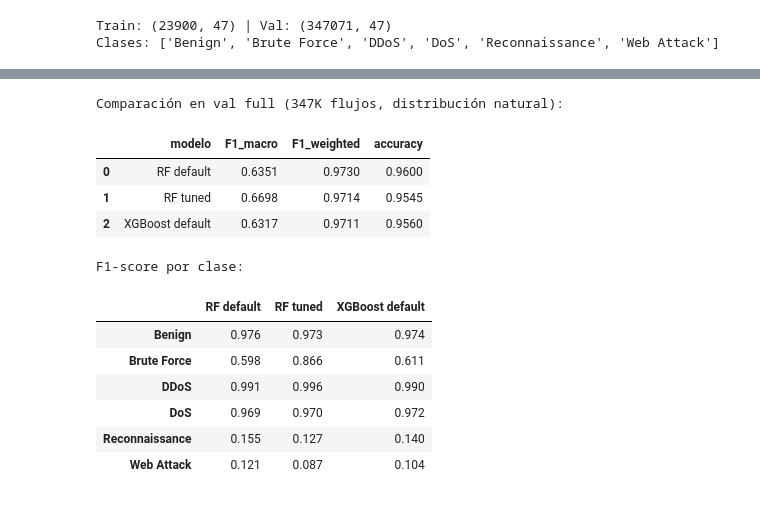
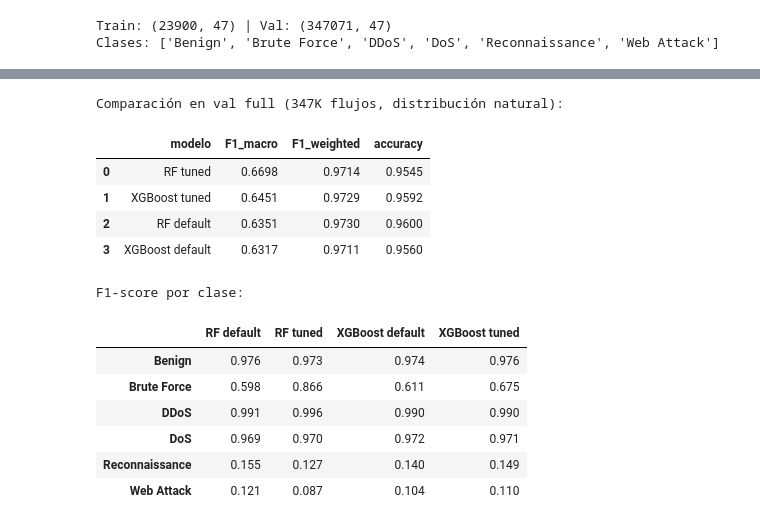
Before and after one commit to exe-keppler/ML-Lab-Capston, a Jupyter notebook: notebooks/05_tuning_xgboost.ipynb, the cells around one changed output, grey strips where cells are left out. Saved outputs shown, nothing was run; the diff lists cells and outputs as text; code cells hidden in the pictures.

```diff
--- a/notebooks/05_tuning_xgboost.ipynb
+++ b/notebooks/05_tuning_xgboost.ipynb
@@ -123,19 +129,13 @@ for i, combo in enumerate(combos, 1):
     t_train = time.time() - t0
     y_pred = clf.predict(X_val)
     f1m = f1_score(y_val, y_pred, average='macro')
-    acc = accuracy_score(y_val, y_pred)
-    results_rf.append({
-        **params,
-        'F1_macro': round(f1m, 4),
-        'accuracy': round(acc, 4),
-        'train_s':  round(t_train, 1),
-    })
+    results_rf.append({**params, 'F1_macro': round(f1m, 4), 'train_s': round(t_train, 1)})
     print(f"  [{i:>2}/{len(combos)}] n_est={params['n_estimators']:>3} "
           f"depth={str(params['max_depth']):>4} leaf={params['min_samples_leaf']} "
           f"cw={params['class_weight'][:13]:<13} → F1={f1m:.4f} ({t_train:.0f}s)")
 
 results_rf_df = pd.DataFrame(results_rf).sort_values('F1_macro', ascending=False)
-print(f"\nTop 5 configs por F1-macro (val full):")
+print(f"\nTop 5 RF:")
 results_rf_df.head(5)
 # %% [output]
 Probando 16 configuraciones de RF...
@@ -275,0 +306,20 @@ Reconnaissance      0.075     0.971     0.140       516
+# %%
+# RF default
+clf_rf_default = RandomForestClassifier(
+    n_estimators=100, class_weight='balanced', n_jobs=-1, random_state=SEED
+)
+clf_rf_default.fit(X_train, y_train)
+y_pred_rf_default = clf_rf_default.predict(X_val)
+
+# XGBoost default
+with silence_native_stderr():
+    clf_xgb_default = xgb.XGBClassifier(
+        objective='multi:softmax', num_class=len(classes),
+        tree_method='hist', device='cpu',
+        n_estimators=100, learning_rate=0.3, max_depth=6,
+        n_jobs=-1, random_state=SEED, eval_metric='mlogloss', verbosity=0,
+    )
+    clf_xgb_default.fit(X_train, y_train, sample_weight=sample_weight)
+    y_pred_xgb_default = clf_xgb_default.predict(X_val)
+
+print("Defaults reentrenados.")
@@ -278,52 +330,49 @@ Reconnaissance      0.075     0.971     0.140       516
 # %%
-# Reentrenamos el RF default para tenerlo en la comparación
-clf_rf_default = RandomForestClassifier(
-    n_estimators=100, class_weight='balanced', n_jobs=-1, random_state=SEED
-)
-clf_rf_default.fit(X_train, y_train)
-y_pred_rf_default = clf_rf_default.predict(X_val)
-
 def metrics_row(name, y_true, y_pred):
     return {
         'modelo': name,
-        'F1_macro': round(f1_score(y_true, y_pred, average='macro'), 4),
+        'F1_macro':    round(f1_score(y_true, y_pred, average='macro'), 4),
         'F1_weighted': round(f1_score(y_true, y_pred, average='weighted'), 4),
-        'accuracy': round(accuracy_score(y_true, y_pred), 4),
+        'accuracy':    round(accuracy_score(y_true, y_pred), 4),
     }
 
 comp = pd.DataFrame([
     metrics_row('RF default',    y_val, y_pred_rf_default),
     metrics_row('RF tuned',      y_val, y_pred_rf_best),
-    metrics_row('XGBoost default', y_val, y_pred_xgb),
-])
+    metrics_row('XGBoost default', y_val, y_pred_xgb_default),
+    metrics_row('XGBoost tuned',   y_val, y_pred_xgb_best),
+]).sort_values('F1_macro', ascending=False).reset_index(drop=True)
 print("Comparación en val full (347K flujos, distribución natural):")
 comp
 # %% [output]
 Comparación en val full (347K flujos, distribución natural):
 |  | modelo | F1_macro | F1_weighted | accuracy |
-| 0 | RF default | 0.6351 | 0.9730 | 0.9600 |
-| 1 | RF tuned | 0.6698 | 0.9714 | 0.9545 |
-| 2 | XGBoost default | 0.6317 | 0.9711 | 0.9560 |
+| 0 | RF tuned | 0.6698 | 0.9714 | 0.9545 |
+| 1 | XGBoost tuned | 0.6451 | 0.9729 | 0.9592 |
+| 2 | RF default | 0.6351 | 0.9730 | 0.9600 |
+| 3 | XGBoost default | 0.6317 | 0.9711 | 0.9560 |
 # %%
 # F1 por clase
-def f1_per_class(name, y_true, y_pred):
-    rep = classification_report(y_true, y_pred, output_dict=True, zero_division=0)
+def f1_per_class(y_true_str, y_pred_int):
+    rep = classification_report(y_true_str, le.inverse_transform(y_pred_int),
+                                output_dict=True, zero_division=0)
     return {c: round(rep.get(c, {}).get('f1-score', 0), 3) for c in classes}
 
 per_class = pd.DataFrame({
-    'RF default':      f1_per_class('rf_def', y_val_str, le.inverse_transform(y_pred_rf_default)),
-    'RF tuned':        f1_per_class('rf_tun', y_val_str, le.inverse_transform(y_pred_rf_best)),
-    'XGBoost default': f1_per_class('xgb',    y_val_str, le.inverse_transform(y_pred_xgb)),
+    'RF default':      f1_per_class(y_val_str, y_pred_rf_default),
+    'RF tuned':        f1_per_class(y_val_str, y_pred_rf_best),
+    'XGBoost default': f1_per_class(y_val_str, y_pred_xgb_default),
+    'XGBoost tuned':   f1_per_class(y_val_str, y_pred_xgb_best),
 })
 print("F1-score por clase:")
 per_class
 # %% [output]
 F1-score por clase:
-|  | RF default | RF tuned | XGBoost default |
-| Benign | 0.976 | 0.973 | 0.974 |
-| Brute Force | 0.598 | 0.866 | 0.611 |
-| DDoS | 0.991 | 0.996 | 0.990 |
-| DoS | 0.969 | 0.970 | 0.972 |
-| Reconnaissance | 0.155 | 0.127 | 0.140 |
-| Web Attack | 0.121 | 0.087 | 0.104 |
+|  | RF default | RF tuned | XGBoost default | XGBoost tuned |
+| Benign | 0.976 | 0.973 | 0.974 | 0.976 |
+| Brute Force | 0.598 | 0.866 | 0.611 | 0.675 |
+| DDoS | 0.991 | 0.996 | 0.990 | 0.990 |
+| DoS | 0.969 | 0.970 | 0.972 | 0.971 |
+| Reconnaissance | 0.155 | 0.127 | 0.140 | 0.149 |
+| Web Attack | 0.121 | 0.087 | 0.104 | 0.110 |
 # %%
```
Also changed, not shown: parts of 17 cells of this notebook, 1 other file.
